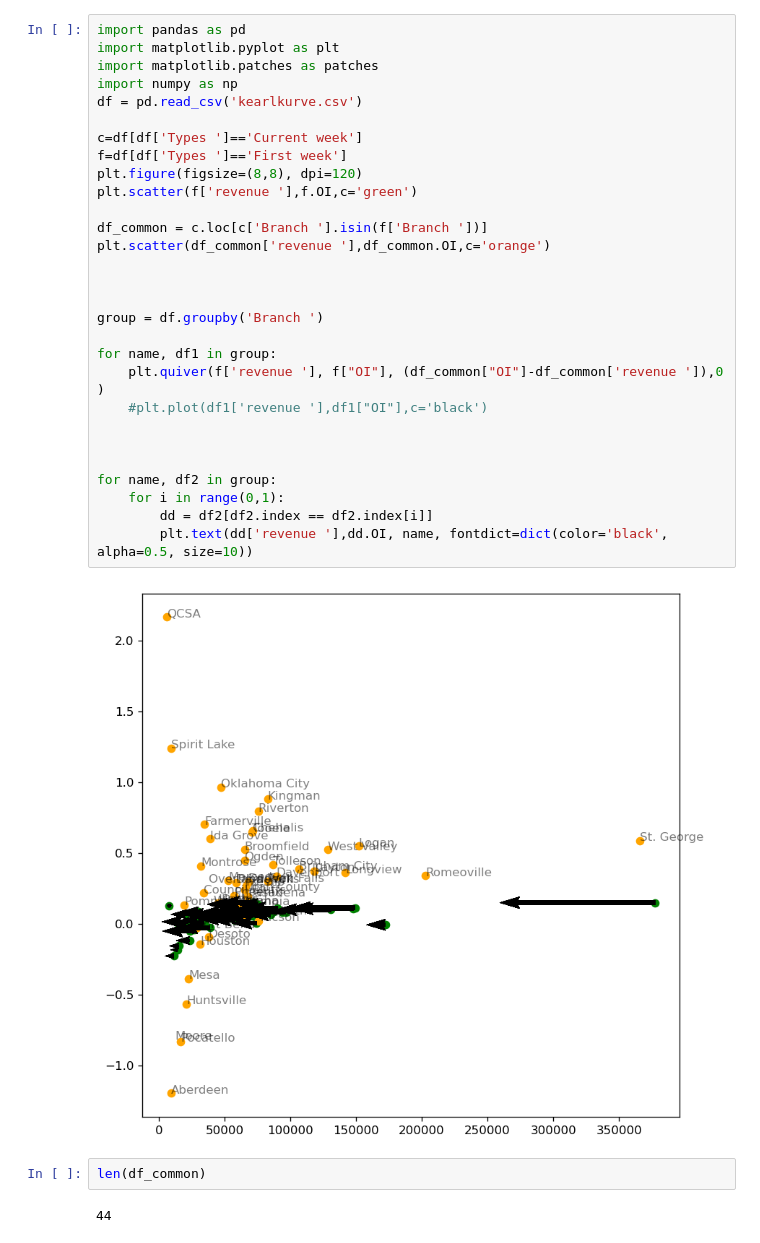
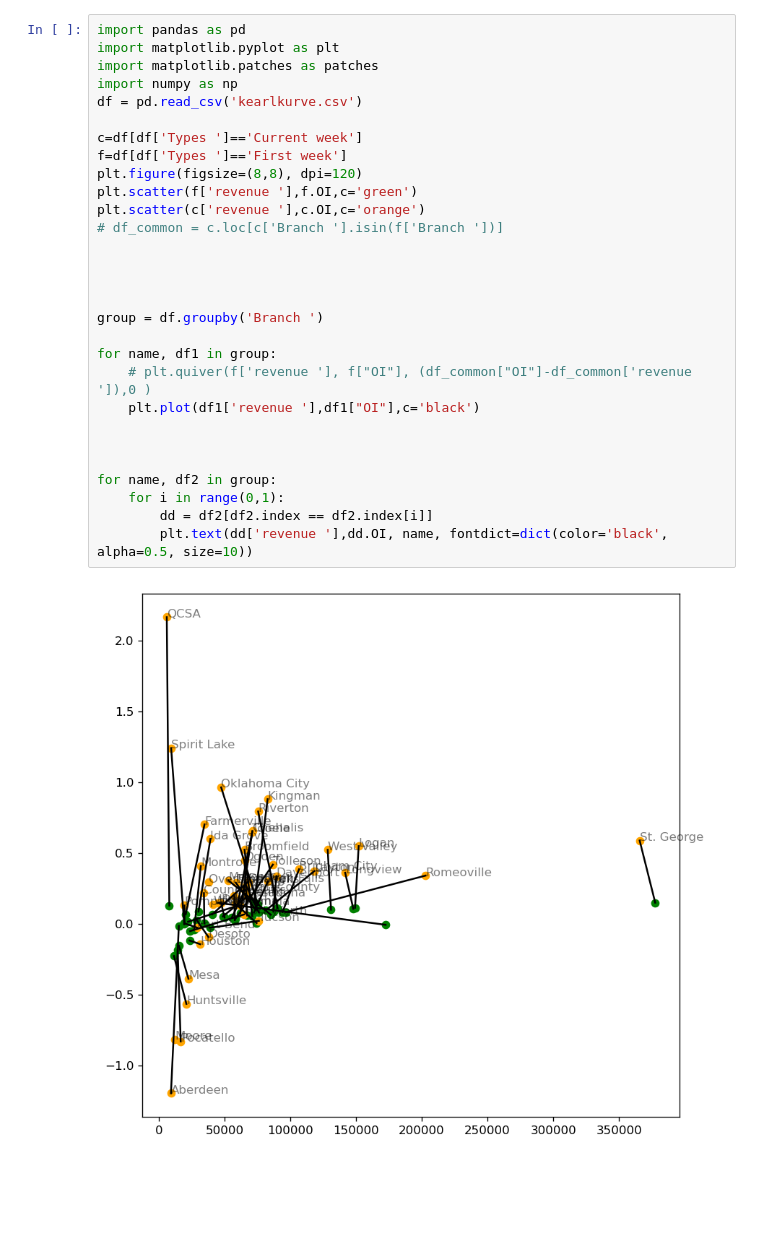
Before and after one commit to kamanak/scatter, a Jupyter notebook: scatter.ipynb, the cells around one changed output. Cells and saved outputs as stored; diff of their text form; blank space fills up the shorter version.

```diff
--- a/scatter.ipynb
+++ b/scatter.ipynb
@@ -1,35 +1,31 @@
 # %%
 import pandas as pd
 import matplotlib.pyplot as plt
 import matplotlib.patches as patches
 import numpy as np
 df = pd.read_csv('kearlkurve.csv')
 
 c=df[df['Types ']=='Current week']
 f=df[df['Types ']=='First week']
 plt.figure(figsize=(8,8), dpi=120)
 plt.scatter(f['revenue '],f.OI,c='green')
+plt.scatter(c['revenue '],c.OI,c='orange')
+# df_common = c.loc[c['Branch '].isin(f['Branch '])]
 
-df_common = c.loc[c['Branch '].isin(f['Branch '])]
-plt.scatter(df_common['revenue '],df_common.OI,c='orange')
 
 
 
 group = df.groupby('Branch ')
 
 for name, df1 in group:
-    plt.quiver(f['revenue '], f["OI"], (df_common["OI"]-df_common['revenue ']),0 )
-    #plt.plot(df1['revenue '],df1["OI"],c='black')
+    # plt.quiver(f['revenue '], f["OI"], (df_common["OI"]-df_common['revenue ']),0 )
+    plt.plot(df1['revenue '],df1["OI"],c='black')
 
 
 
 for name, df2 in group:
     for i in range(0,1):
         dd = df2[df2.index == df2.index[i]]
         plt.text(dd['revenue '],dd.OI, name, fontdict=dict(color='black', alpha=0.5, size=10))
 # %% [output]
-[figure, old version]
+[figure, new version]
-# %%
-len(df_common)
-# %% [output]
-44
```
Also changed, not shown: parts of 26 cells of this notebook.
